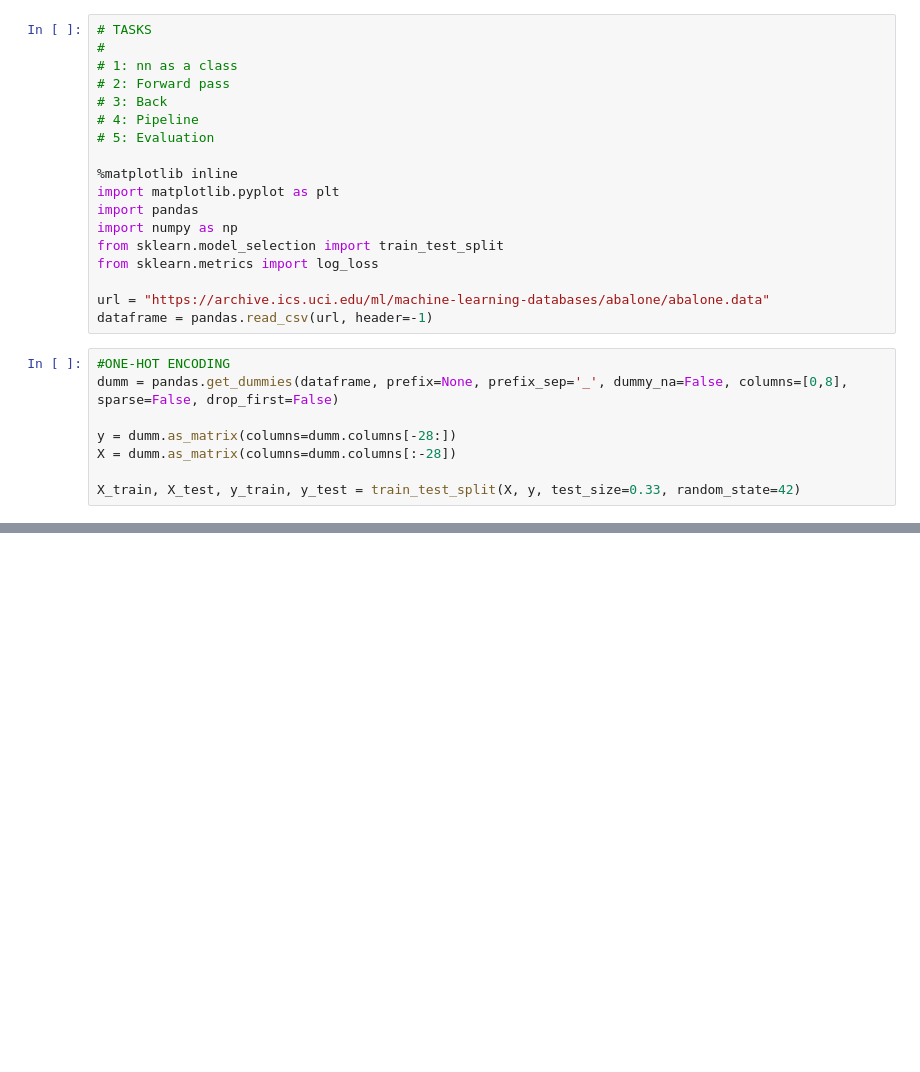
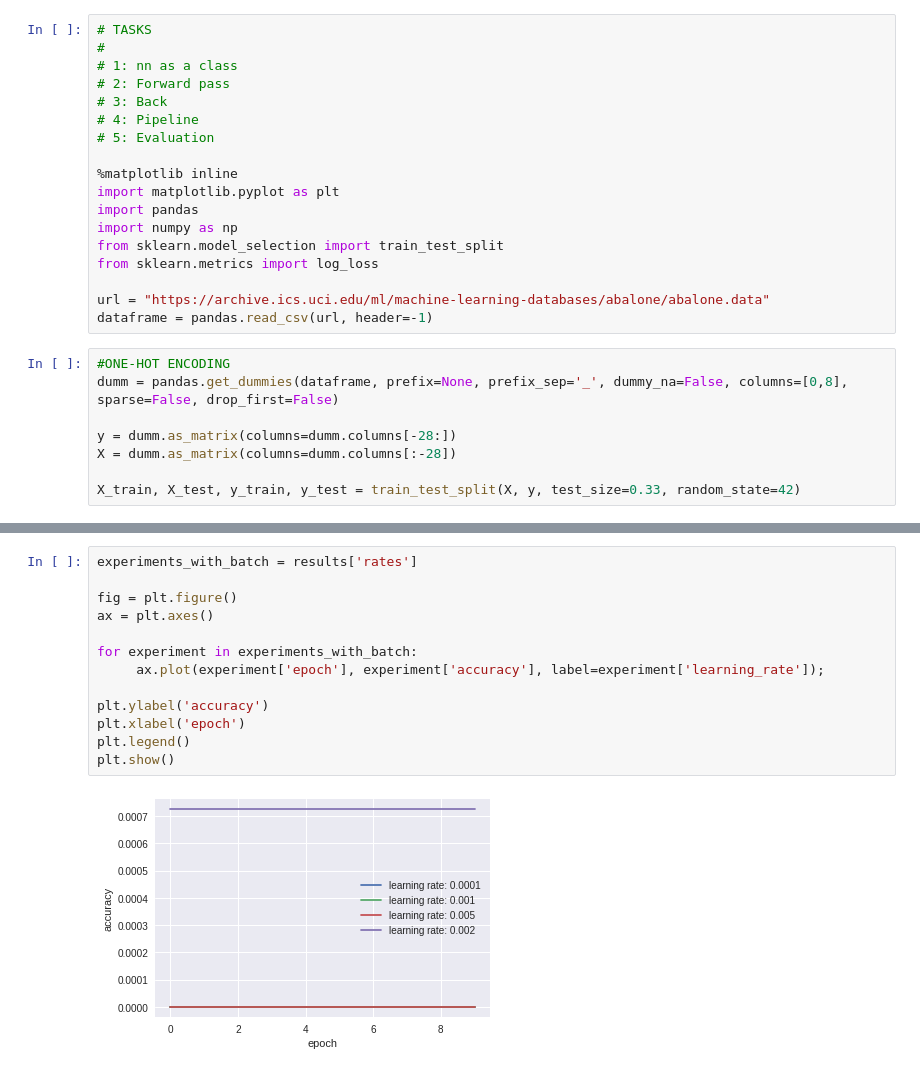
Before and after one commit to baaraban/PerRiazNet, a Jupyter notebook: FINAL.ipynb, the cells around one changed output, grey strips where cells are left out. Drawn from its saved outputs; the diff is of its cells as text; blank space fills up the shorter version.

```diff
--- a/FINAL.ipynb
+++ b/FINAL.ipynb
@@ -196,0 +220,15 @@ plt.show()
+# %%
+experiments_with_batch = results['rates']
+
+fig = plt.figure()
+ax = plt.axes()
+
+for experiment in experiments_with_batch:
+     ax.plot(experiment['epoch'], experiment['accuracy'], label=experiment['learning_rate']);
+
+plt.ylabel('accuracy')
+plt.xlabel('epoch')
+plt.legend()
+plt.show()
+# %% [output]
+[figure, added]
```
Also changed, not shown: parts of 5 cells of this notebook.
